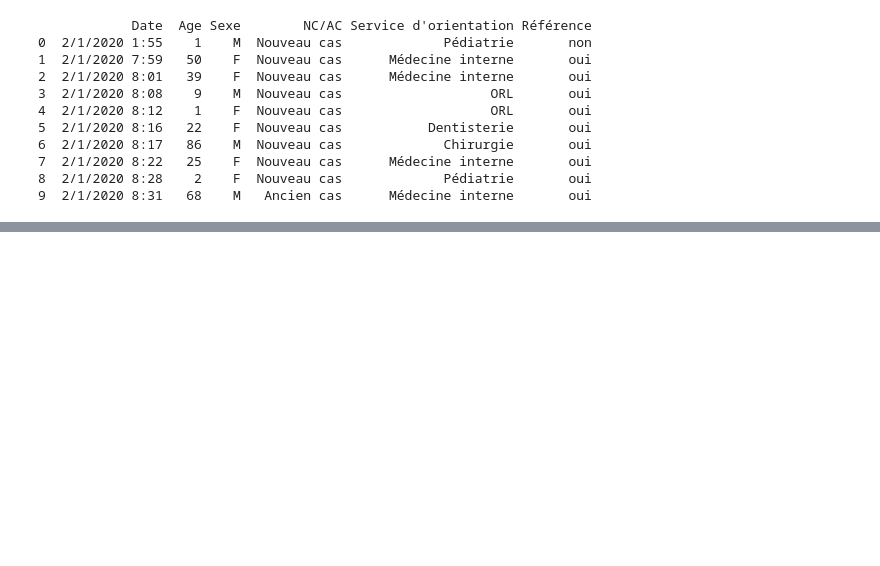
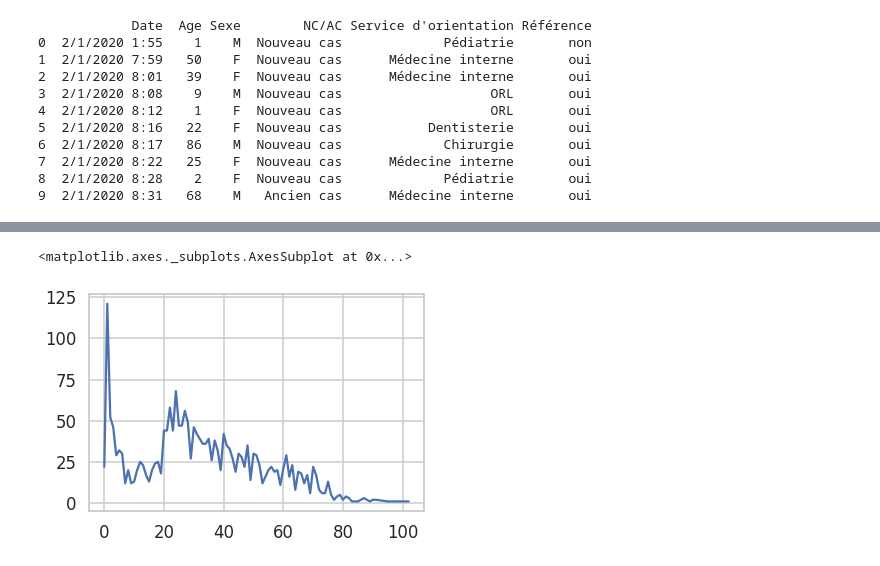
Before and after one commit to guillainbisimwa/hpnk-indicateurs, a Jupyter notebook: inducateur 1.ipynb, the cells around one changed output, grey strips where cells are left out. Drawn from its saved outputs; the diff is of its cells as text; code cells hidden in the pictures; blank space fills up the shorter version.

```diff
--- a/inducateur 1.ipynb
+++ b/inducateur 1.ipynb
@@ -89,0 +145,5 @@ triage_frame_cleaned["Service d'orientation"].value_counts().plot(kind='barh',fi
+# %%
+triage_frame_cleaned['Age'].value_counts().sort_index().plot.line()
+# %% [output]
+<matplotlib.axes._subplots.AxesSubplot at 0x...>
+[figure, added]
```
Also changed, not shown: parts of 14 cells of this notebook.
